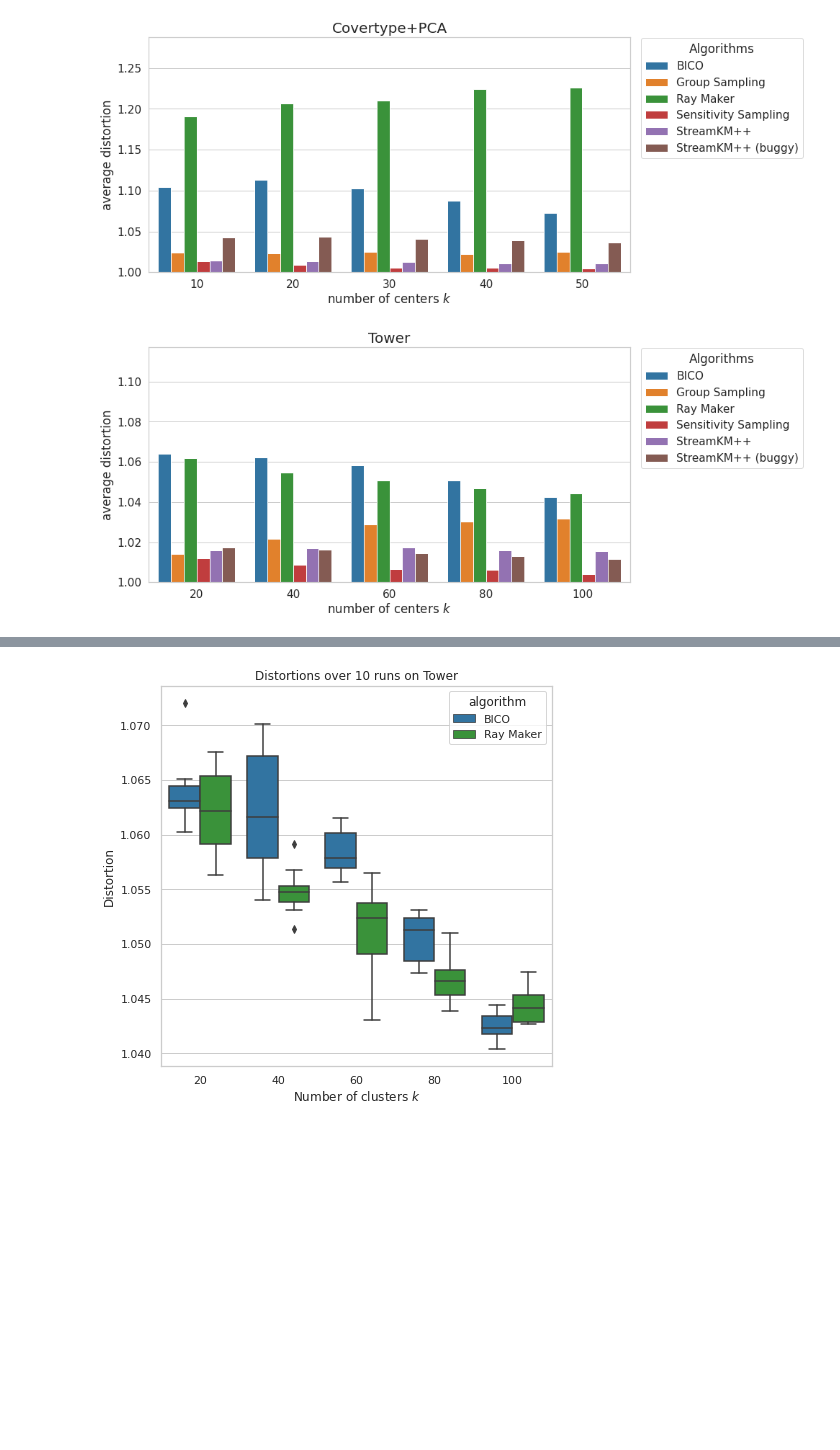
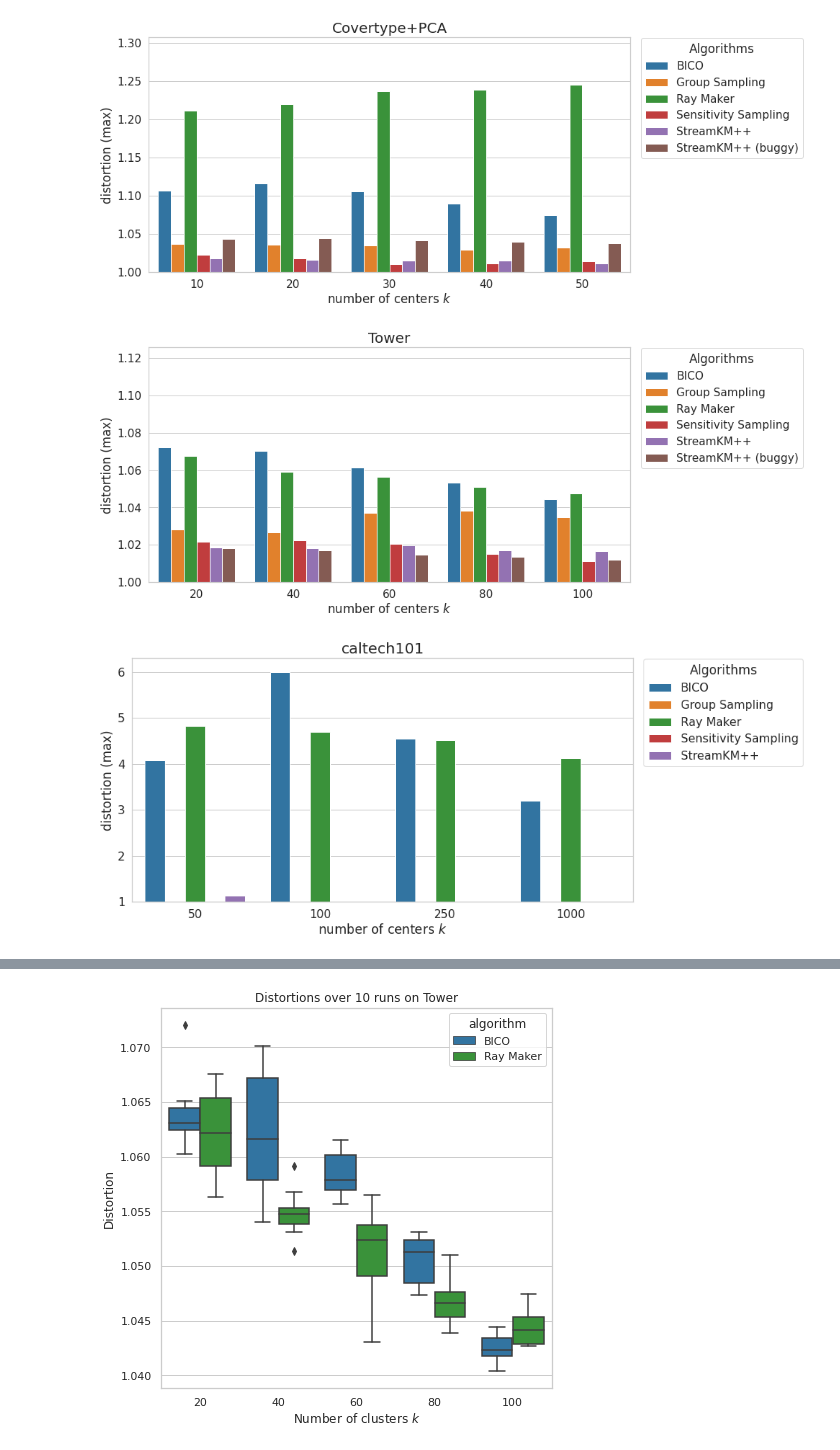
Before and after one commit to sheikhomar/coresets-bench, a Jupyter notebook: pynb/11-combined-results.ipynb, the cells around one changed output, grey strips where cells are left out. Cells and saved outputs as stored; diff of their text form; code cells hidden in the pictures; blank space fills up the shorter version.

```diff
--- a/pynb/11-combined-results.ipynb
+++ b/pynb/11-combined-results.ipynb
@@ -53,6 +53,7 @@ def get_dataset_print_name(run_info):
         "hardinstanceb2": "Benchmark-2.0",
         "oldhardinstanceb1": "Old Benchmark",
         "oldhardinstanceb2": "Old Benchmark-2.0",
+        "caltech101": "Caltech-101",
     }
     if run_info.dataset in d:
         return d[run_info.dataset]
@@ -94,8 +95,9 @@ def aggregate_costs(df_costs: pd.DataFrame):
         coreset_cost_std=("coreset_cost", "std"),
         running_time_mean=("running_time", "mean"),
         running_time_std=("running_time", "std"),
-        distortion_mean=("distortion", "mean"),
+        # distortion_mean=("distortion", "mean"),
         distortion_std=("distortion", "std"),
+        distortion_max=("distortion", "max"),
     )
     df_aggr_costs["running_time"] = pd.to_timedelta(df_aggr_costs.running_time_mean, unit='s')
     df_aggr_costs["running_time_formatted"] = df_aggr_costs["running_time"].map(
@@ -151,7 +153,7 @@ def display_results_for(df_aggr_costs: pd.DataFrame, dataset_name: str, show_cou
         display(HTML(html_str))
 
     display(HTML(f'<h4>Distortions</h4>'))
-    df_distortions = pd.pivot_table(df_filtered, values="distortion_mean", index=["algorithm"], columns=["k"])
+    df_distortions = pd.pivot_table(df_filtered, values="distortion_max", index=["algorithm"], columns=["k"])
     df_distortions = df_distortions.rename_axis(None, axis=0).rename_axis(None, axis=1)
     display(df_distortions)
 # %%
@@ -228,9 +239,9 @@ with sns.plotting_context("notebook", font_scale=1.4):
         is_tower = dataset == "Tower"
         df_filtered = df_aggr_costs[df_aggr_costs.dataset == dataset]
         fig, ax = plt.subplots(figsize=(12, 6))
-        sns.barplot(data=df_filtered, x="k", y="distortion_mean", hue="algorithm", ax=ax, palette=algorithm_colors)
+        sns.barplot(data=df_filtered, x="k", y="distortion_max", hue="algorithm", ax=ax, palette=algorithm_colors)
         ax.set_title(f"{dataset}", fontdict={"size": 20})
-        ax.set_ylabel("average distortion")
+        ax.set_ylabel("distortion (max)")
         ax.set_xlabel("number of centers $k$")
         ax.set_ylim(bottom=1)
         ax.legend(title='Algorithms', bbox_to_anchor=(1.01, 1.02), loc='upper left')
@@ -246,5 +257,6 @@ with sns.plotting_context("notebook", font_scale=1.4):
-[figure, old version]
+[figure, new version]
-[figure, old version]
+[figure, new version]
+[figure, added]
 # %%
 with sns.plotting_context("notebook", font_scale=1.4):
     for dataset in df_aggr_costs.dataset.unique():
```
Also changed, not shown: parts of 5 cells of this notebook.
